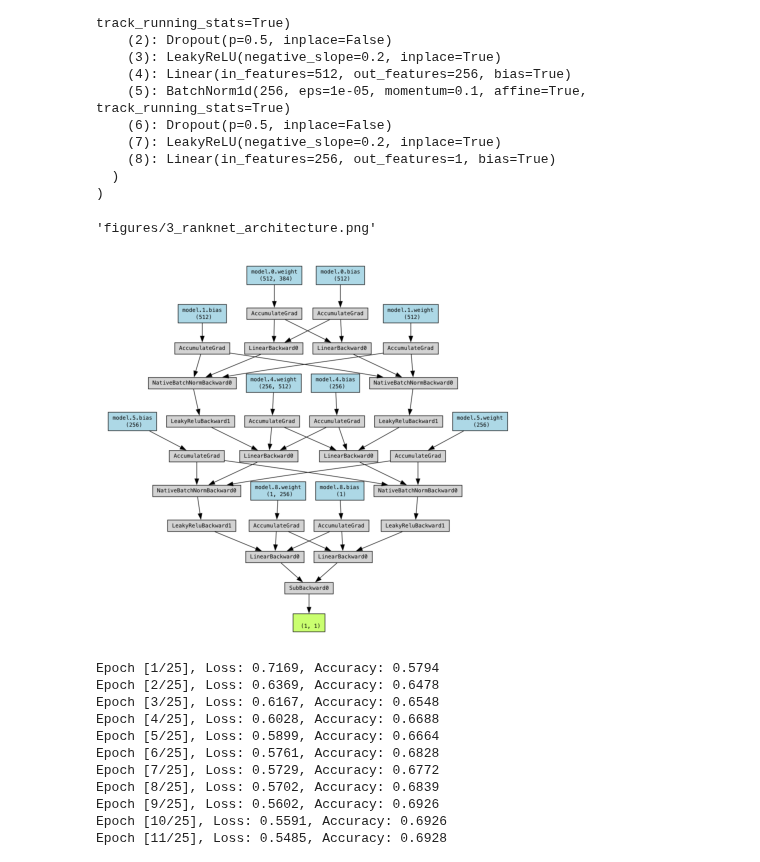
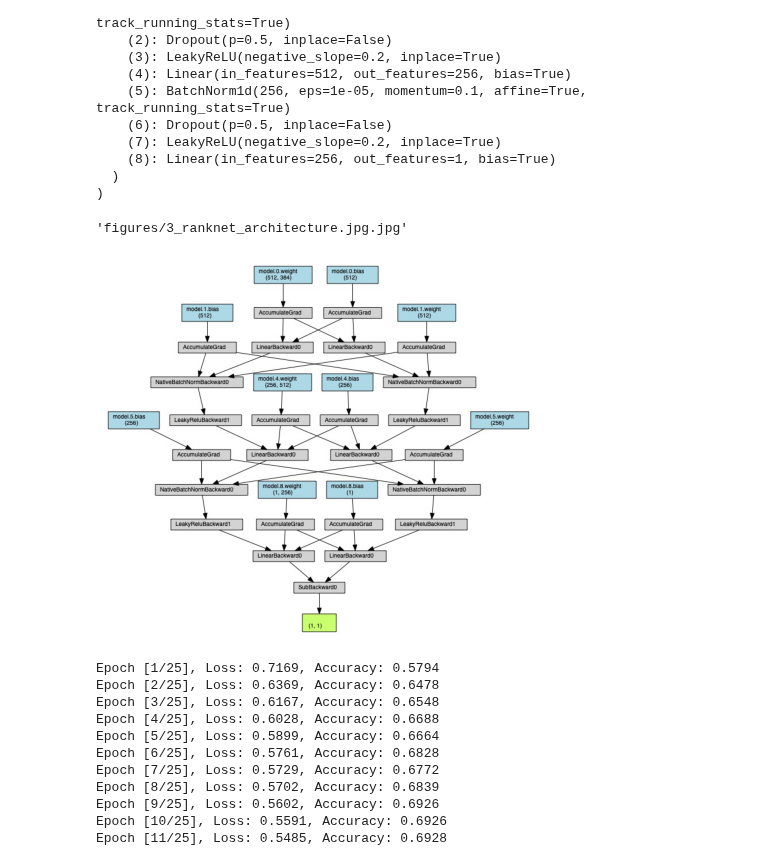
Before and after one commit to sralter/potential_talents, a Jupyter notebook: potential_talents_pt2_ranknet.ipynb, the cells around one changed output. Cells and saved outputs as stored; diff of their text form; code cells hidden in the pictures.

Commit message:
update figure architecture

```diff
--- a/potential_talents_pt2_ranknet.ipynb
+++ b/potential_talents_pt2_ranknet.ipynb
@@ -323,7 +323,7 @@ RankNet(
 from torchviz import make_dot
 
 # create a dummy input tensor to visualize the model (example: 1 sample with 'n_feature' features)
-dumy_input = torch.randn(1, n_feature).to(device)
+dummy_input = torch.randn(1, n_feature).to(device)
 
 # generate the graph (make_dot creates a directed graph from the model)
 rank_net.eval()  # Put model in evaluation mode
@@ -333,18 +333,18 @@ output = rank_net(dummy_input, dummy_input)  # Using dummy input for both inputs
 dot = make_dot(output, params=dict(rank_net.named_parameters()))
 
 # render and display the graph
-dot.render('figures/3_ranknet_architecture', format='png', view=True)  # saves and views the plot
+dot.render('figures/3_ranknet_architecture.jpg', format='jpg', view=True)  # saves and views the plot
 # %% [output]
-'figures/3_ranknet_architecture.png'
+'figures/3_ranknet_architecture.jpg.jpg'
 # %%
 # view architecture
 import matplotlib.image as mpimg
-img = mpimg.imread('figures/3_ranknet_architecture.png')
+img = mpimg.imread('figures/3_ranknet_architecture.jpg.jpg')
 imgplot = plt.imshow(img)
 plt.axis('off')
 plt.show()
 # %% [output]
-[figure, old version]
+[figure, new version]
 # %%
 train(rank_net, train_loader, loss_fn, optimizer, device, epochs)
 # %% [output]
```
Also changed, not shown: parts of 5 cells of this notebook, 3 other files.
